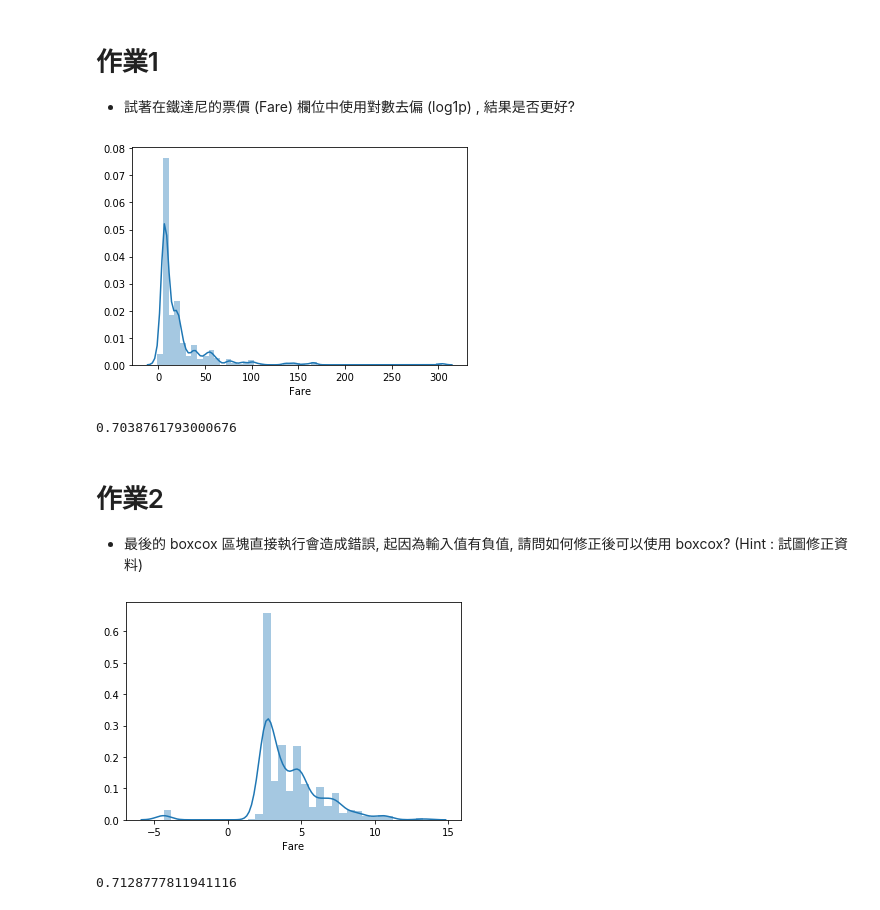
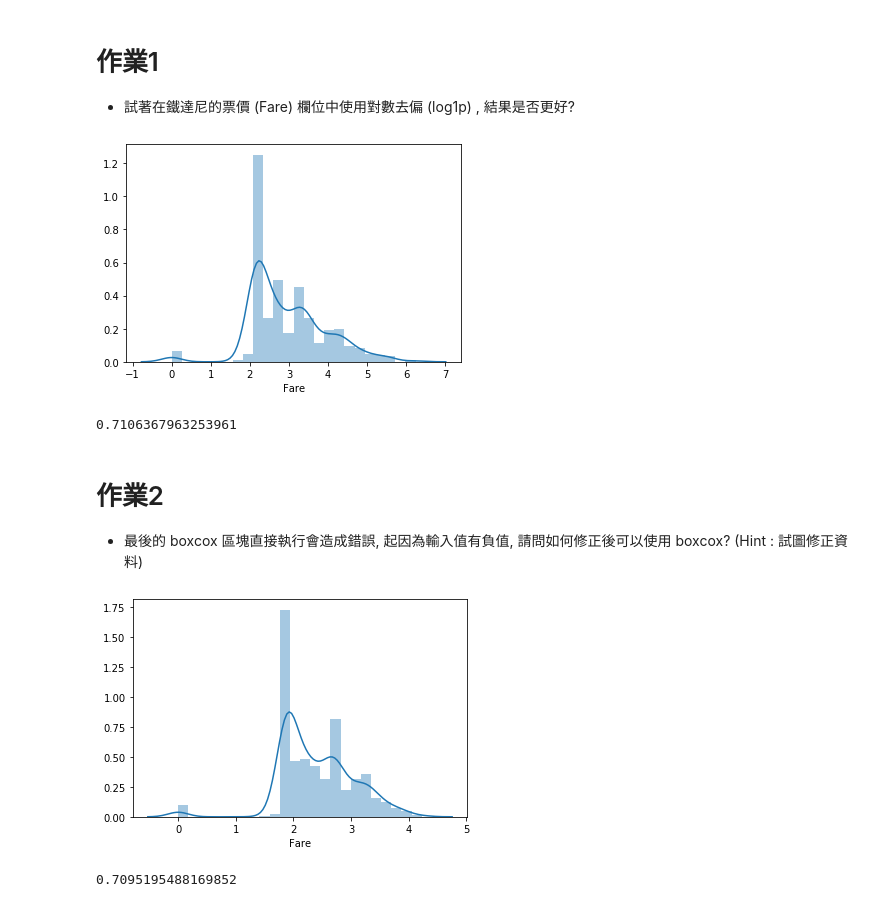
Before and after one commit to capslook1218/4th-ML100Days, a Jupyter notebook: homework/Day_023_HW.ipynb, the cells around one changed output. Drawn from its saved outputs; the diff is of its cells as text; code cells hidden in the pictures.

```diff
--- a/homework/Day_023_HW.ipynb
+++ b/homework/Day_023_HW.ipynb
@@ -78,22 +78,21 @@ cross_val_score(estimator, train_X, train_Y, cv=5).mean()
 # %%
 # 將 Fare 取 log1p 後, 看散佈圖, 並計算分數
 from scipy import stats
 df_fixed = copy.deepcopy(df)
 """
 Your Code Here, transform df_fixed['Fare'] with log1p
 """
-df_fixed['Fare'].replace(0.0, 0.000001, inplace=True)
-df_fixed['Fare'] = stats.boxcox(df_fixed['Fare'], lmbda=0.9)
+df_fixed['Fare'] = np.log1p(df_fixed['Fare'])
 sns.distplot(df_fixed['Fare'][:train_num])
 plt.show()
 
 df_fixed = MMEncoder.fit_transform(df_fixed)
 train_X = df_fixed[:train_num]
 estimator = LogisticRegression()
 cross_val_score(estimator, train_X, train_Y, cv=5).mean()
 # %% [output]
-[figure, old version]
+[figure, new version]
-0.7038761793000676
+0.7106367963253961
 # %% [markdown]
 # 作業2
 * 最後的 boxcox 區塊直接執行會造成錯誤, 起因為輸入值有負值, 請問如何修正後可以使用 boxcox? (Hint : 試圖修正資料)
@@ -104,7 +103,7 @@ df_fixed = copy.deepcopy(df)
 """
 Your Code Here, fix the error
 """
-df_fixed['Fare'].replace(0.0, 0.000001, inplace=True)
+df_fixed['Fare'] = df_fixed['Fare']+1
 df_fixed['Fare'] = stats.boxcox(df_fixed['Fare'])[0]
 sns.distplot(df_fixed['Fare'][:train_num])
 plt.show()
@@ -114,5 +113,5 @@ train_X = df_fixed[:train_num]
 estimator = LogisticRegression()
 cross_val_score(estimator, train_X, train_Y, cv=5).mean()
 # %% [output]
-[figure, old version]
+[figure, new version]
-0.7128777811941116
+0.7095195488169852
```
